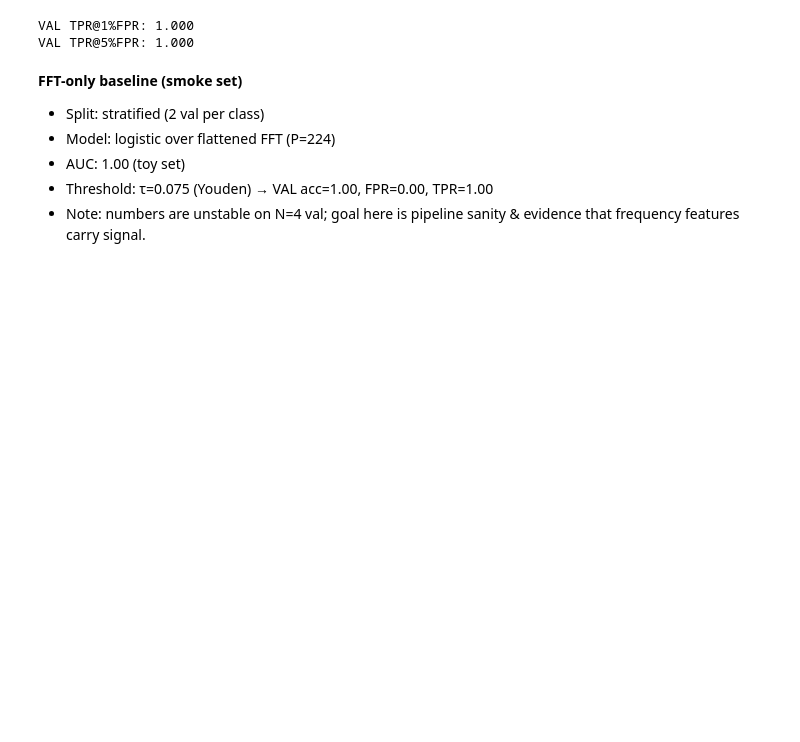
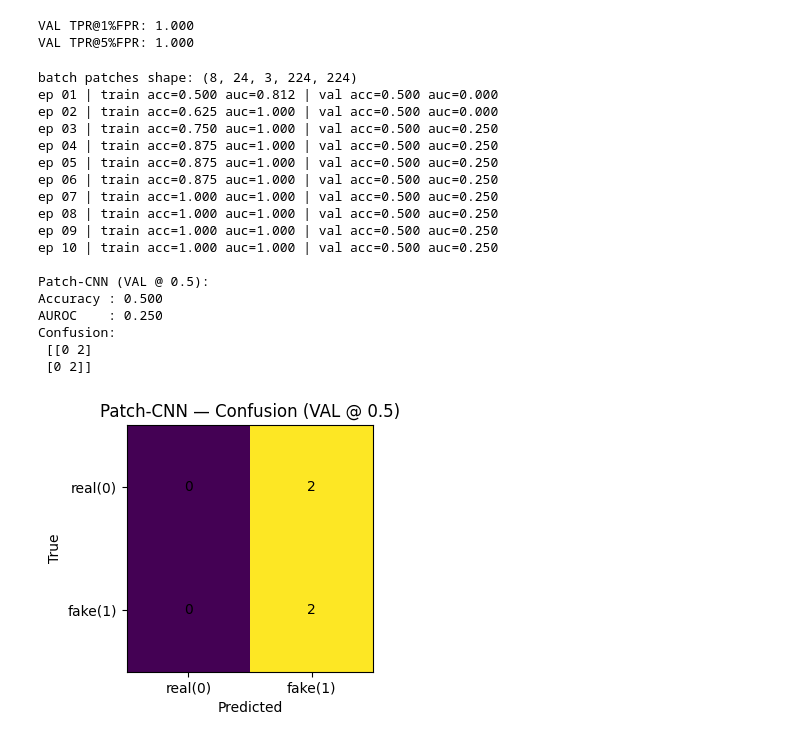
Before and after one commit to McMasterAI-Society/DeepFakeDetector, a Jupyter notebook: notebooks/preprocess_baseline_demo.ipynb, the cells around one changed output. Cells and saved outputs as stored; diff of their text form; code cells hidden in the pictures; blank space fills up the shorter version.

Commit message:
add cnn patch baselines and update summary notes

```diff
--- a/notebooks/preprocess_baseline_demo.ipynb
+++ b/notebooks/preprocess_baseline_demo.ipynb
@@ -306,10 +306,3 @@ print("VAL TPR@5%FPR:", f"{tpr_at_fpr(va['ytrue'], va['probs'], 0.05):.3f}")
 [figure]
 VAL TPR@1%FPR: 1.000
 VAL TPR@5%FPR: 1.000
-# %% [markdown]
-**FFT-only baseline (smoke set)**
-- Split: stratified (2 val per class)
-- Model: logistic over flattened FFT (P=224)
-- AUC: 1.00 (toy set)
-- Threshold: τ=0.075 (Youden) → VAL acc=1.00, FPR=0.00, TPR=1.00
-- Note: numbers are unstable on N=4 val; goal here is pipeline sanity & evidence that frequency features carry signal.
@@ -315,0 +396,66 @@ VAL TPR@5%FPR: 1.000
+# %%
+# ---- Train TinyPatchCNN on patches; evaluate by patch-averaged image score ----
+# infer patch size and K from one batch
+tmp = next(iter(train_dl))
+patches0 = tmp["patches"]                      # expect Tensor [B,K,3,P,P]
+if isinstance(patches0, list):                 # safety if collate didn't stack
+    import torch
+    patches0 = torch.stack(patches0, dim=0)
+print("batch patches shape:", tuple(patches0.shape))
+B0, K0, C0, P0, _ = patches0.shape
+
+patch_model = TinyPatchCNN(in_ch=3).to(DEVICE)
+opt = torch.optim.AdamW(patch_model.parameters(), lr=2e-4, weight_decay=1e-4)
+EPOCHS = 10
+
+for ep in range(1, EPOCHS + 1):
+    patch_model.train()
+    for b in train_dl:
+        patches = b["patches"]
+        if isinstance(patches, list):          # same safety in loop
+            patches = torch.stack(patches, dim=0)
+        patches = patches.to(DEVICE).float()   # [B,K,3,P,P]
+        y = b["labels"].to(DEVICE).float()     # [B]
+
+        B, K = patches.shape[:2]
+        x = patches.view(B*K, *patches.shape[2:])   # (B*K,3,P,P)
+        logits = patch_model(x)                     # (B*K,)
+
+        # per-patch supervision using the image label
+        y_rep = y.unsqueeze(1).repeat(1, K).view(B*K)  # (B*K,)
+        loss = F.binary_cross_entropy_with_logits(logits, y_rep)
+
+        opt.zero_grad(); loss.backward(); opt.step()
+
+    tr = eval_patchcnn(patch_model, train_dl, DEVICE)
+    va = eval_patchcnn(patch_model, val_dl,   DEVICE)
+    print(f"ep {ep:02d} | train acc={tr['acc']:.3f} auc={tr['auroc']:.3f} | "
+          f"val acc={va['acc']:.3f} auc={va['auroc']:.3f}")
+
+# Final report at 0.5 threshold
+final_val = eval_patchcnn(patch_model, val_dl, DEVICE)
+print("\nPatch-CNN (VAL @ 0.5):")
+print("Accuracy :", f"{final_val['acc']:.3f}")
+print("AUROC    :", f"{final_val['auroc']:.3f}")
+print("Confusion:\n", final_val["cm"])
+plot_cm(final_val["cm"], "Patch-CNN — Confusion (VAL @ 0.5)")
+# %% [output]
+batch patches shape: (8, 24, 3, 224, 224)
+ep 01 | train acc=0.500 auc=0.812 | val acc=0.500 auc=0.000
+ep 02 | train acc=0.625 auc=1.000 | val acc=0.500 auc=0.000
+ep 03 | train acc=0.750 auc=1.000 | val acc=0.500 auc=0.250
+ep 04 | train acc=0.875 auc=1.000 | val acc=0.500 auc=0.250
+ep 05 | train acc=0.875 auc=1.000 | val acc=0.500 auc=0.250
+ep 06 | train acc=0.875 auc=1.000 | val acc=0.500 auc=0.250
+ep 07 | train acc=1.000 auc=1.000 | val acc=0.500 auc=0.250
+ep 08 | train acc=1.000 auc=1.000 | val acc=0.500 auc=0.250
+ep 09 | train acc=1.000 auc=1.000 | val acc=0.500 auc=0.250
+ep 10 | train acc=1.000 auc=1.000 | val acc=0.500 auc=0.250
+
+Patch-CNN (VAL @ 0.5):
+Accuracy : 0.500
+AUROC    : 0.250
+Confusion:
+ [[0 2]
+ [0 2]]
+[figure, added]
```
Also changed, not shown: parts of 5 cells of this notebook.
